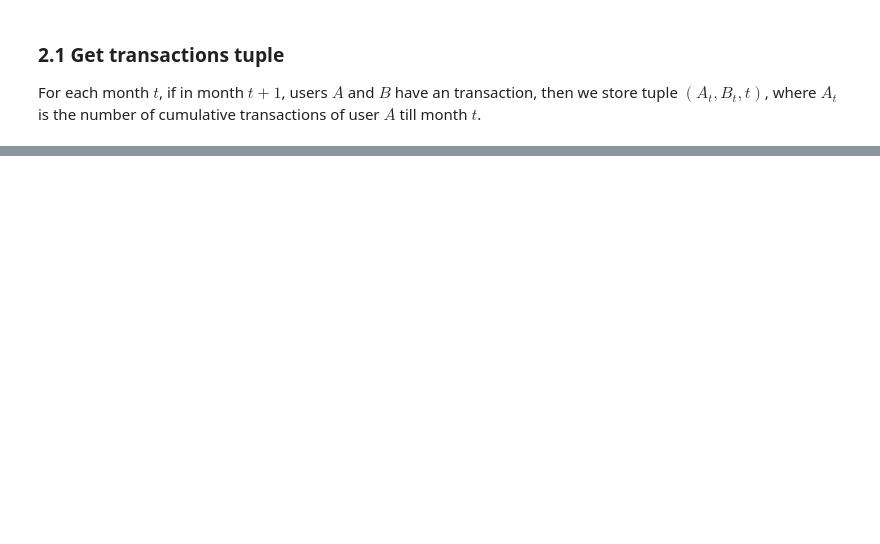
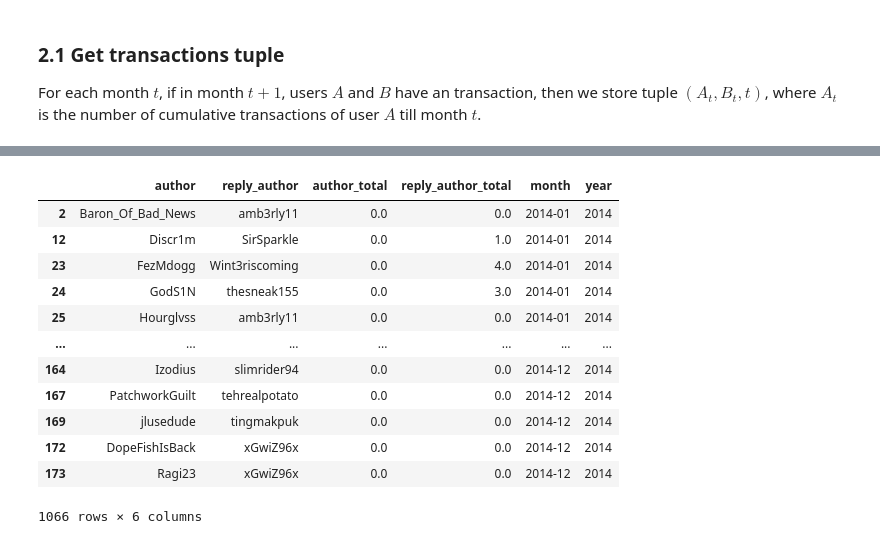
Before and after one commit to Jinyi-Liu/BZAN643-Project, a Jupyter notebook: 03_Reciprocal_Analysis.ipynb, the cells around one changed output, grey strips where cells are left out. Saved outputs shown, nothing was run; the diff lists cells and outputs as text; code cells hidden in the pictures; blank space fills up the shorter version.

```diff
--- a/03_Reciprocal_Analysis.ipynb
+++ b/03_Reciprocal_Analysis.ipynb
@@ -143,0 +185,16 @@ SyntaxError: incomplete input (2954166287.py, line 2)
+# %%
+cum_year.loc[(cum_year['year']==2014)&(cum_year['reply_author_total']<=5)]
+# %% [output]
+|  | author | reply_author | author_total | reply_author_total | month | year |
+| 2 | Baron_Of_Bad_News | amb3rly11 | 0.0 | 0.0 | 2014-01 | 2014 |
+| 12 | Discr1m | SirSparkle | 0.0 | 1.0 | 2014-01 | 2014 |
+| 23 | FezMdogg | Wint3riscoming | 0.0 | 4.0 | 2014-01 | 2014 |
+| 24 | GodS1N | thesneak155 | 0.0 | 3.0 | 2014-01 | 2014 |
+| 25 | Hourglvss | amb3rly11 | 0.0 | 0.0 | 2014-01 | 2014 |
+| ... | ... | ... | ... | ... | ... | ... |
+| 164 | Izodius | slimrider94 | 0.0 | 0.0 | 2014-12 | 2014 |
+| 167 | PatchworkGuilt | tehrealpotato | 0.0 | 0.0 | 2014-12 | 2014 |
+| 169 | jlusedude | tingmakpuk | 0.0 | 0.0 | 2014-12 | 2014 |
+| 172 | DopeFishIsBack | xGwiZ96x | 0.0 | 0.0 | 2014-12 | 2014 |
+| 173 | Ragi23 | xGwiZ96x | 0.0 | 0.0 | 2014-12 | 2014 |
+1066 rows × 6 columns
```
Also changed, not shown: parts of 10 cells of this notebook.
